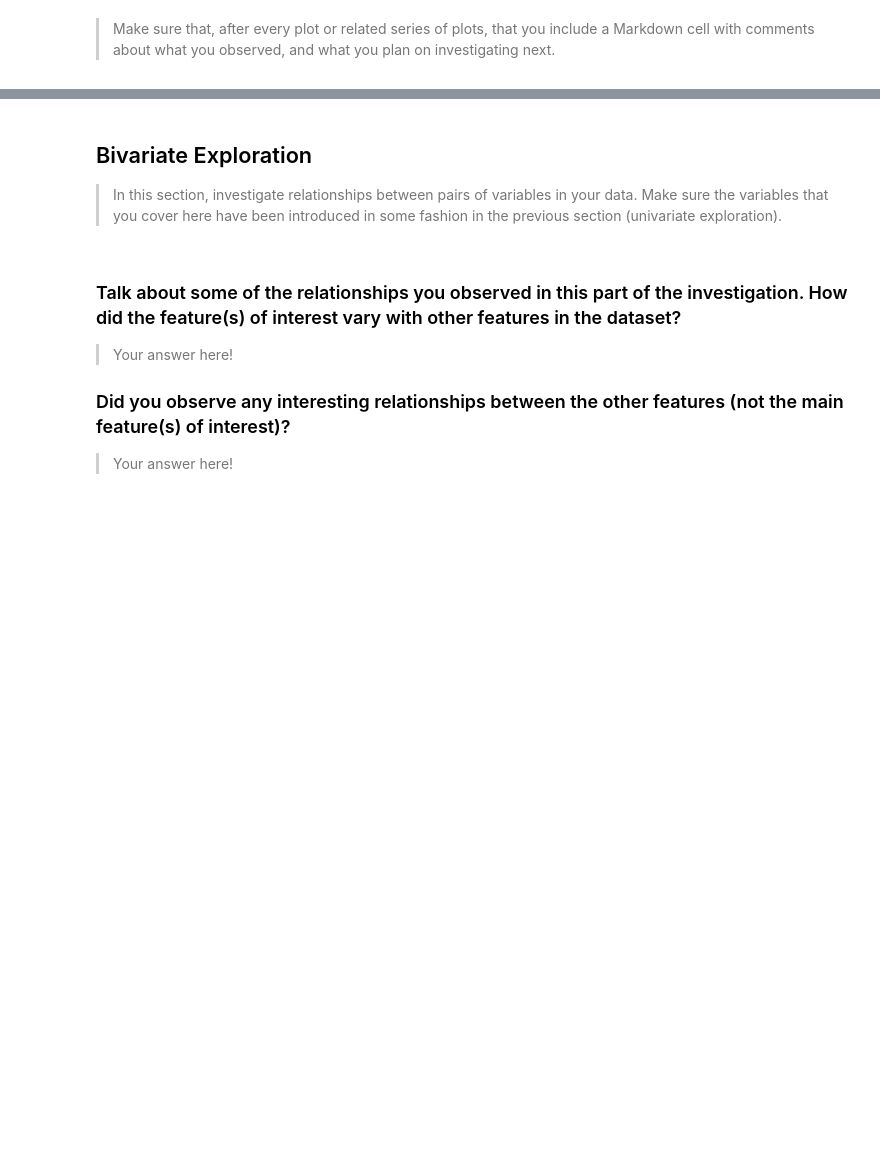
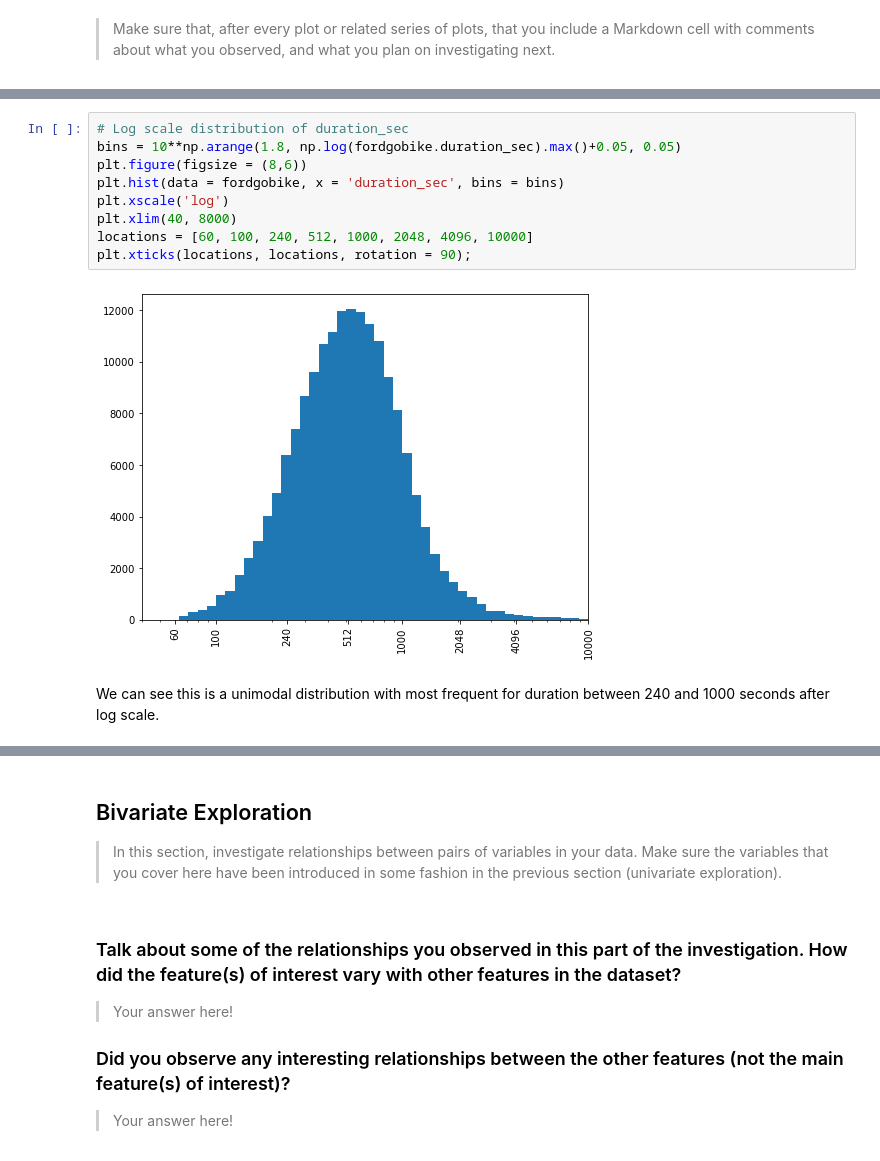
Before and after one commit to AshrafSamir/201902-Fordgobike-Trip-Data-Exploration, a Jupyter notebook: exploration_template.ipynb, the cells around one changed output, grey strips where cells are left out. Cells and saved outputs as stored; diff of their text form; blank space fills up the shorter version.

```diff
--- a/exploration_template.ipynb
+++ b/exploration_template.ipynb
@@ -233,0 +277,13 @@ you plan on investigating next.
+# %%
+# Log scale distribution of duration_sec
+bins = 10**np.arange(1.8, np.log(fordgobike.duration_sec).max()+0.05, 0.05)
+plt.figure(figsize = (8,6))
+plt.hist(data = fordgobike, x = 'duration_sec', bins = bins)
+plt.xscale('log')
+plt.xlim(40, 8000)
+locations = [60, 100, 240, 512, 1000, 2048, 4096, 10000]
+plt.xticks(locations, locations, rotation = 90);
+# %% [output]
+[figure, added]
+# %% [markdown]
+We can see this is a unimodal distribution with most frequent for duration between 240 and 1000 seconds after log scale.
```
Also changed, not shown: parts of 19 cells of this notebook.
